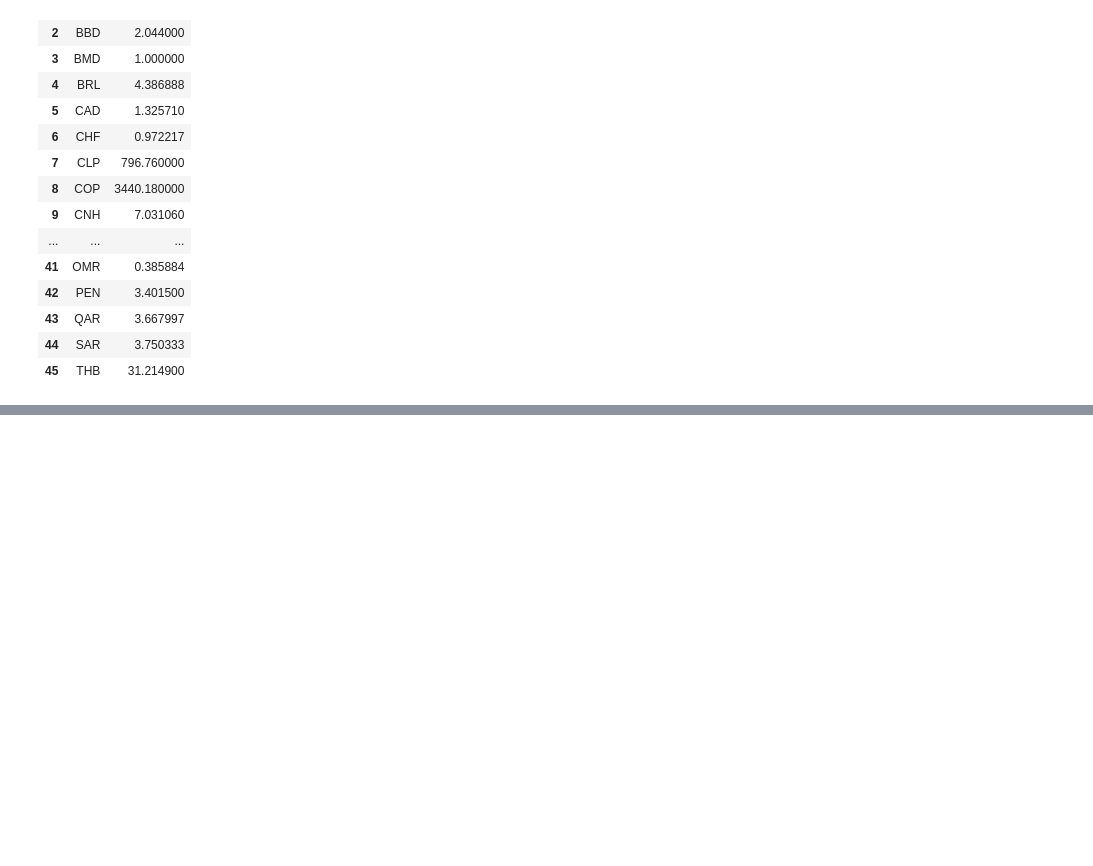
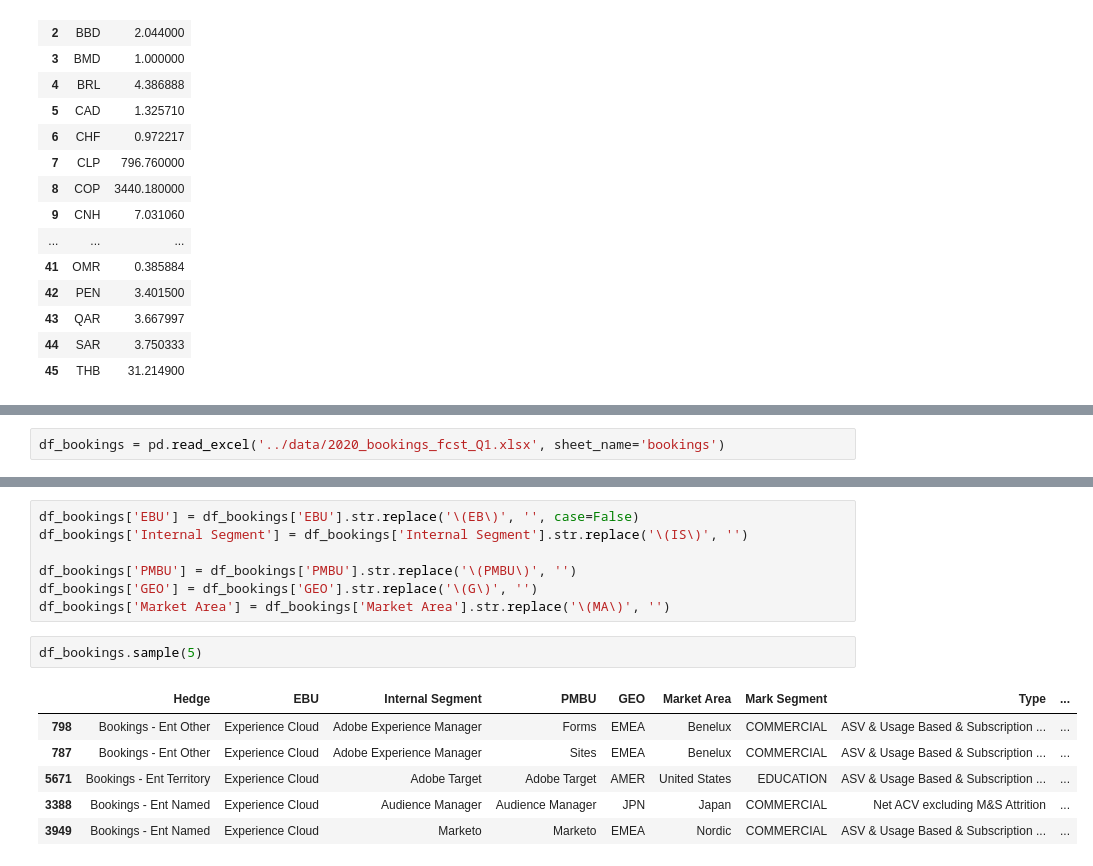
Before and after one commit to davidjsmith44/Deferred_Revenue_Forecast, a Jupyter notebook: notebooks/deferred_new_2020_scratch.ipynb, the cells around one changed output, grey strips where cells are left out. Cells and saved outputs as stored; diff of their text form; blank space fills up the shorter version.

Commit message:
bookings

```diff
--- a/notebooks/deferred_new_2020_scratch.ipynb
+++ b/notebooks/deferred_new_2020_scratch.ipynb
@@ -1265,0 +1254,2 @@ df_fx_fwds
+# %%
+df_bookings = pd.read_excel('../data/2020_bookings_fcst_Q1.xlsx', sheet_name='bookings')
@@ -1265,0 +1264,16 @@ df_fx_fwds
+# %%
+df_bookings['EBU'] = df_bookings['EBU'].str.replace('\(EB\)', '', case=False)
+df_bookings['Internal Segment'] = df_bookings['Internal Segment'].str.replace('\(IS\)', '')
+
+df_bookings['PMBU'] = df_bookings['PMBU'].str.replace('\(PMBU\)', '')
+df_bookings['GEO'] = df_bookings['GEO'].str.replace('\(G\)', '')
+df_bookings['Market Area'] = df_bookings['Market Area'].str.replace('\(MA\)', '')
+# %%
+df_bookings.sample(5)
+# %% [output]
+|  | Hedge | EBU | Internal Segment | PMBU | GEO | Market Area | Mark Segment | Type | ... |
+| 798 | Bookings - Ent Other | Experience Cloud | Adobe Experience Manager | Forms | EMEA | Benelux | COMMERCIAL | ASV & Usage Based & Subscription ... | ... |
+| 787 | Bookings - Ent Other | Experience Cloud | Adobe Experience Manager | Sites | EMEA | Benelux | COMMERCIAL | ASV & Usage Based & Subscription ... | ... |
+| 5671 | Bookings - Ent Territory | Experience Cloud | Adobe Target | Adobe Target | AMER | United States | EDUCATION | ASV & Usage Based & Subscription ... | ... |
+| 3388 | Bookings - Ent Named | Experience Cloud | Audience Manager | Audience Manager | JPN | Japan | COMMERCIAL | Net ACV excluding M&S Attrition | ... |
+| 3949 | Bookings - Ent Named | Experience Cloud | Marketo | Marketo | EMEA | Nordic | COMMERCIAL | ASV & Usage Based & Subscription ... | ... |
```
Also changed, not shown: parts of 22 cells of this notebook.
